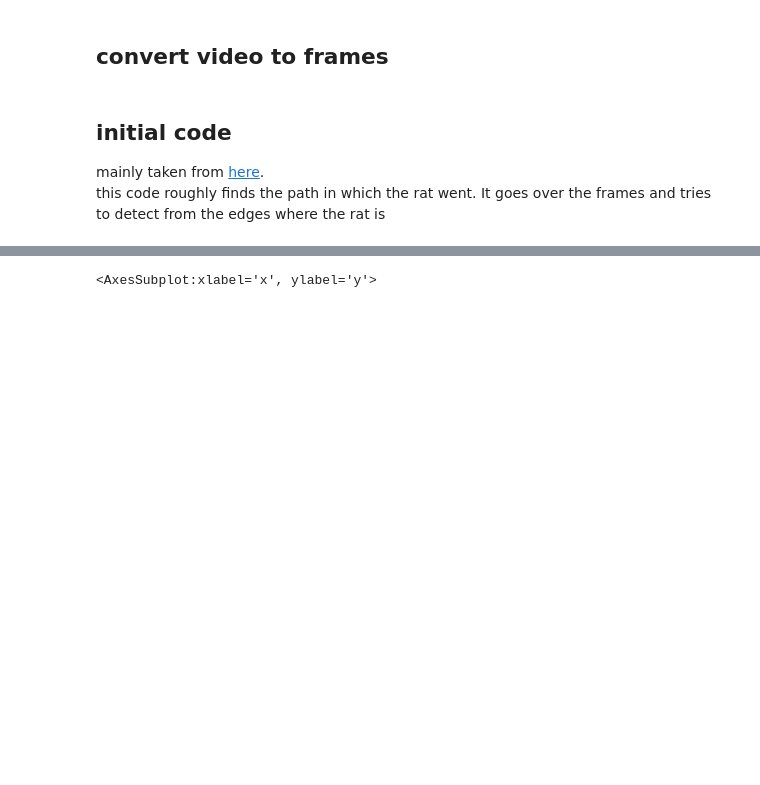
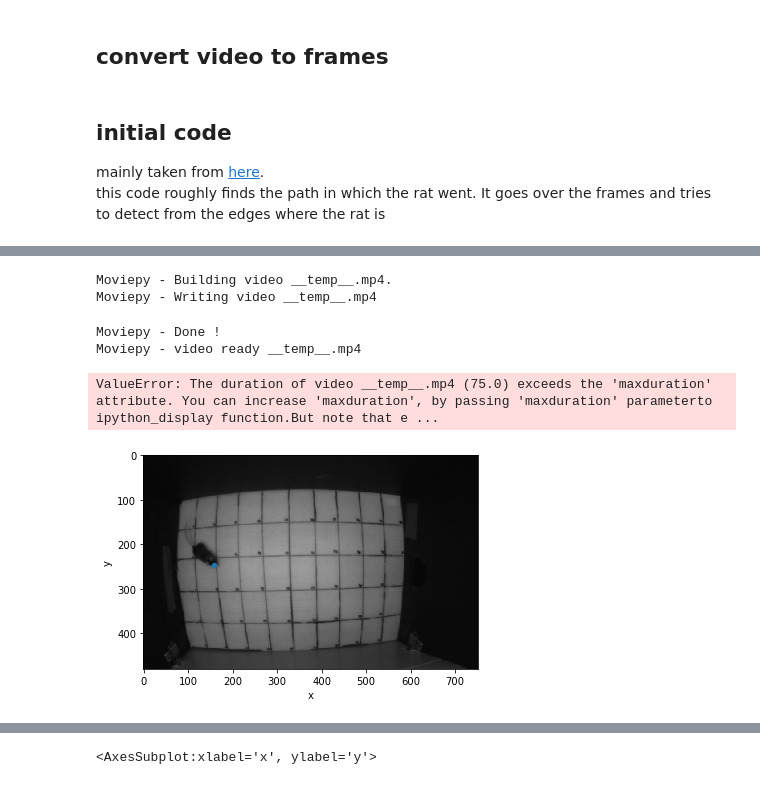
Before and after one commit to bueinat/mouse_tracking, a Jupyter notebook: cv/cv.ipynb, the cells around one changed output, grey strips where cells are left out. Drawn from its saved outputs; the diff is of its cells as text; code cells hidden in the pictures; blank space fills up the shorter version.

Commit message:
trying out tracking methods

```diff
--- a/cv/cv.ipynb
+++ b/cv/cv.ipynb
@@ -118,0 +181,12 @@ def rat_path(video_path):
+# %%
+frames, eframes, nose_pos, max_vals = alternative_rat_path(video_path)
+# %%
+dfnose = pandas.DataFrame(nose_pos, index=['y', 'x']).T
+# dfnose.y = frames[0].shape[0] - dfnose.y
+dfnose = pandas.concat([dfnose, pandas.Series(max_vals)], axis=1)
+dfnose = dfnose.rename(columns={0:'minvals'})
+dfnose.index.name = 'timestep'
+dfnose['d'] = sqrt(dfnose.x.diff() ** 2 + dfnose.y.diff() ** 2)
+dfnose.loc[dfnose.eval('d > 10'), ['x', 'y']] = NaN
+dfnose = dfnose.fillna(method='ffill').fillna(method='bfill')
+dfnose['d'] = sqrt(dfnose.x.diff() ** 2 + dfnose.y.diff() ** 2).fillna(0)
@@ -118,0 +210,33 @@ def rat_path(video_path):
+# %%
+# create a gif
+x, x0, fps = 2, 2, 10
+duration = len(frames) // fps
+last_frame = x0 + fps * duration
+# matplot subplot
+fig, ax = plt.subplots()
+
+# method to get frames
+def make_frame(t):
+    # clear
+    global x
+    ax.clear()
+
+    # plotting line
+    ax.imshow(frames[x], cmap='gray', interpolation='nearest')
+    dfnose.loc[[x]].reset_index().plot.scatter(x='x', y='y', ax=ax)
+    x += 1
+    # returning numpy image
+    return mplfig_to_npimage(fig)
+
+# creating animation
+animation = VideoClip(make_frame, duration=duration)
+
+# displaying animation with auto play and looping
+animation.ipython_display(fps=fps, loop=True, autoplay=True)
+# %% [output]
+Moviepy - Building video __temp__.mp4.
+Moviepy - Writing video __temp__.mp4
+Moviepy - Done !
+Moviepy - video ready __temp__.mp4
+ValueError: The duration of video __temp__.mp4 (75.0) exceeds the 'maxduration' attribute. You can increase 'maxduration', by passing 'maxduration' parameterto ipython_display function.But note that e ...
+[figure, added]
```
Also changed, not shown: parts of 80 cells of this notebook, 2 other files.
